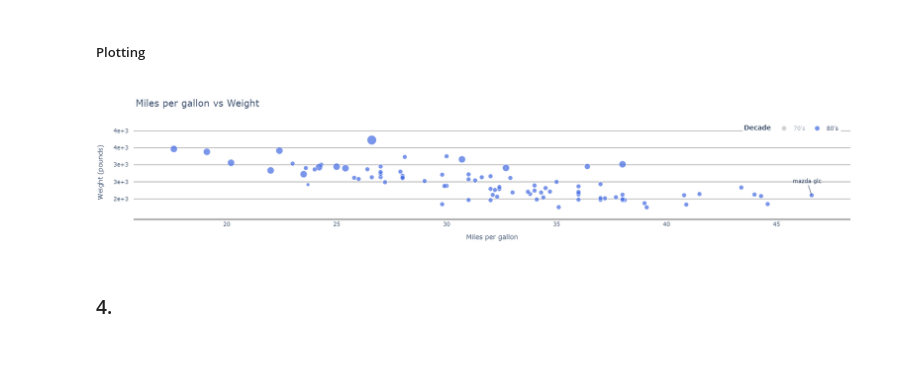
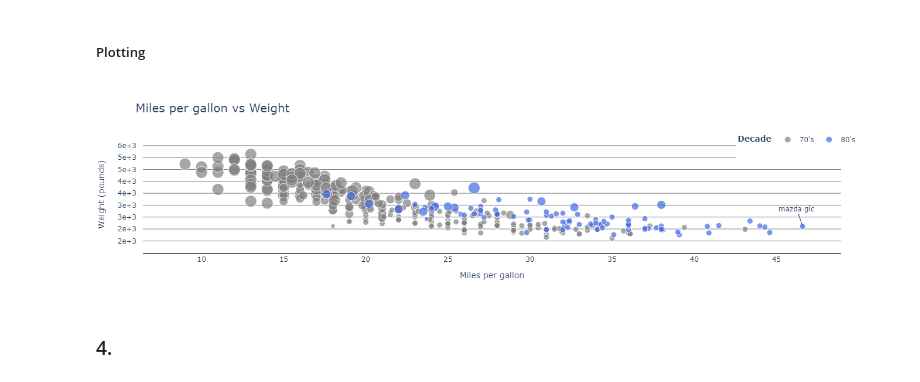
Before and after one commit to wanaguirre/data_visualization, a Jupyter notebook: Notebooks/Data_visualization.ipynb, the cells around one changed output. Drawn from its saved outputs; the diff is of its cells as text; code cells hidden in the pictures; blank space fills up the shorter version.

```diff
--- a/Notebooks/Data_visualization.ipynb
+++ b/Notebooks/Data_visualization.ipynb
@@ -766,7 +767,7 @@ fig = go.Figure(
                 'MPG: %{x:.1f}'+
                 '<br>Weight: %{y:,0f}<br>',
             name="70's",
-            visible="legendonly",
+#             visible="legendonly",
         ),
         go.Scatter(
             x=df_80['mpg'], y=df_80['weight'],
@@ -801,36 +802,37 @@ fig.update_layout(
         'linecolor': 'black',
     },
     yaxis={
         'title': 'Weight (pounds)',
         'title_font_size': 14,
         'tick0': 2000,
         'dtick': 500,
         'tickformat': ",.0",
         'gridcolor': 'gray'
     },
     title={
         'text': 'Miles per gallon vs Weight',
         'font_size': 20,
     },
     margin_t=100,
     margin_pad=10,
     plot_bgcolor= "white",
-    paper_bgcolor="white"
+    paper_bgcolor="white",
+    width=1200,
 )
 
 
 best_car = mpg_df[mpg_df['mpg']==mpg_df['mpg'].max()].reset_index()
 fig.add_annotation(
     x=best_car['mpg'][0], y=best_car['weight'][0],
     text=best_car['car name'][0],
     font={'size': 12}
 )
 
 fig.show()
 
-fig.write_html("images/miles_weight.html")
+fig.write_image('images/miles_weight.png')
 # %% [output]
-[figure, old version]
+[figure, new version]
 # %% [markdown]
 ### 4.
 # %% [markdown]
```
Also changed, not shown: parts of 3 cells of this notebook, 8 other files.
